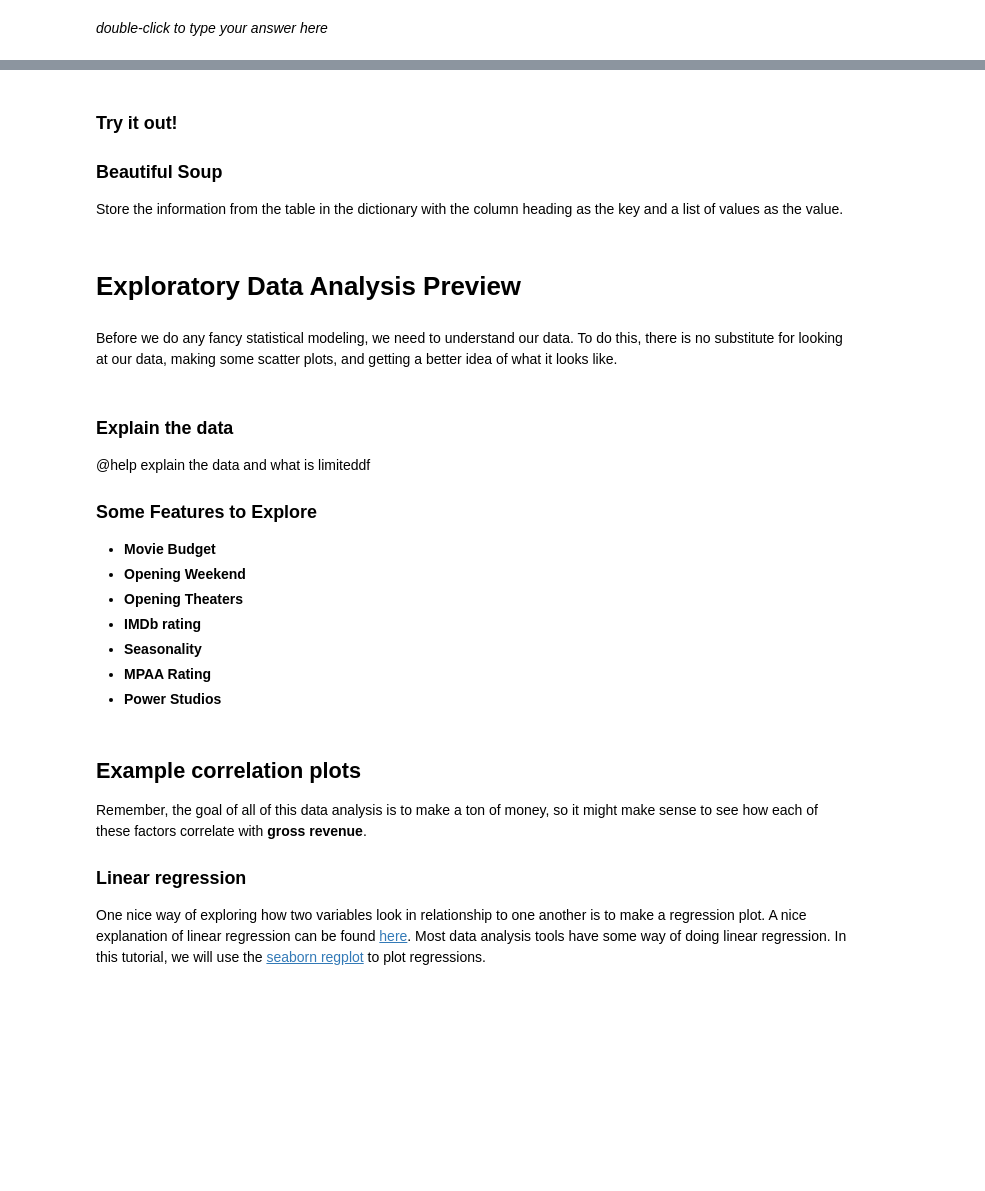
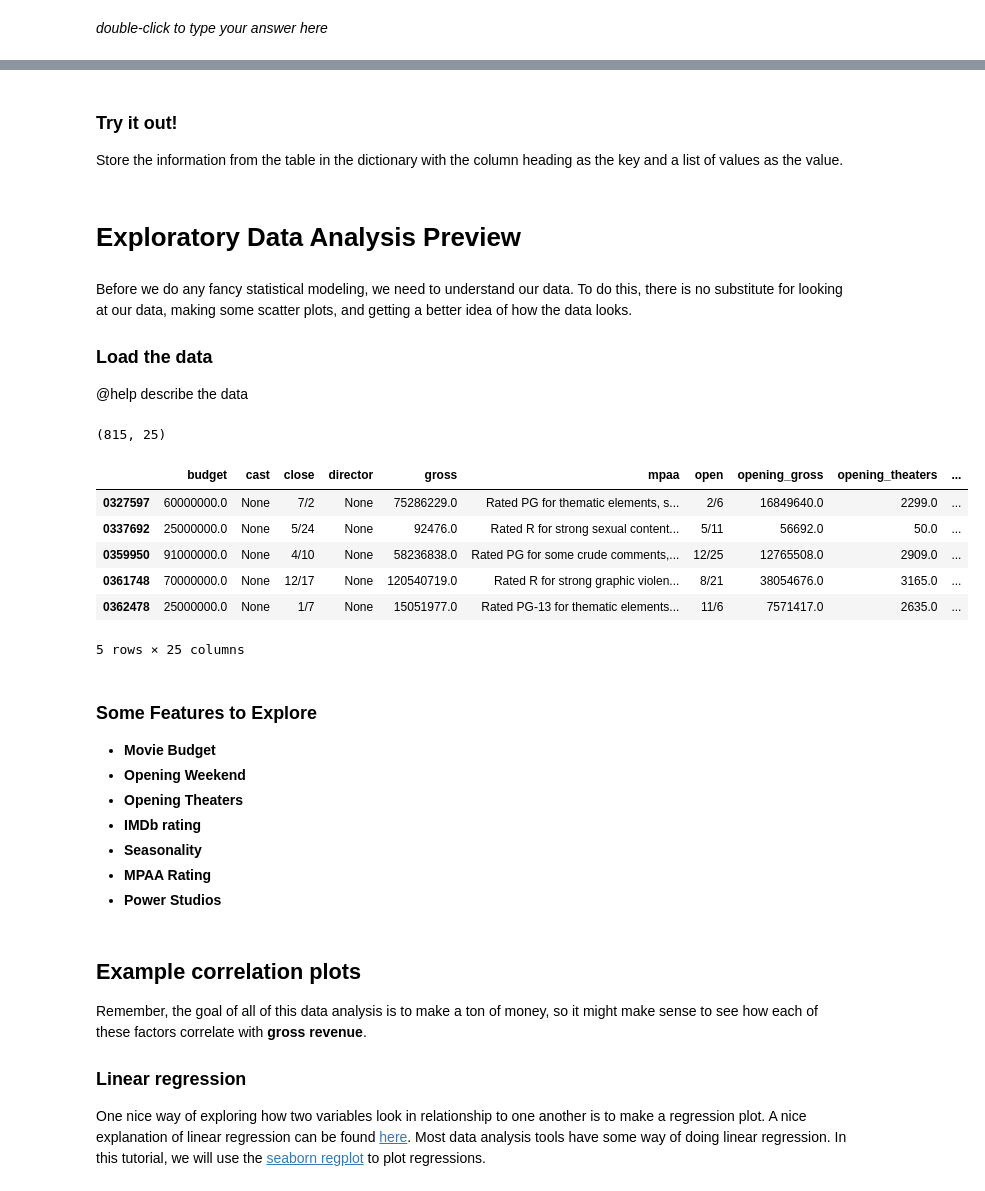
Before and after one commit to dhanus/oscars-tutorial, a Jupyter notebook: Part1-Scraping-Box-Office-Hits.ipynb, the cells around one changed output, grey strips where cells are left out. Saved outputs shown, nothing was run; the diff lists cells and outputs as text; code cells hidden in the pictures; blank space fills up the shorter version.

Commit message:
make sure that the data at the end works

```diff
--- a/Part1-Scraping-Box-Office-Hits.ipynb
+++ b/Part1-Scraping-Box-Office-Hits.ipynb
@@ -191,8 +203,6 @@ for year in years:
 # %% [markdown]
 ### Try it out!
 
-### Beautiful Soup
-
 Store the information from the table in the dictionary with the column heading as the key and a list of values as the value.
 # %%
 # Your answer here
@@ -237,13 +247,25 @@ for year in years:
 # %% [markdown]
 # Exploratory Data Analysis Preview
 # %% [markdown]
-Before we do any fancy statistical modeling, we need to understand our data. To do this, there is no substitute for looking at our data, making some scatter plots, and getting a better idea of what it looks like.
+Before we do any fancy statistical modeling, we need to understand our data. To do this, there is no substitute for looking at our data, making some scatter plots, and getting a better idea of how the data looks.
+
+### Load the data
+
+@help describe the data
+# %%
+df = pickle.load(io.open('df.p', 'rb'))
+print df.shape
+df.head()
+# %% [output]
+(815, 25)
+|  | budget | cast | close | director | gross | mpaa | open | opening_gross | opening_theaters | ... |
+| 0327597 | 60000000.0 | None | 7/2 | None | 75286229.0 | Rated PG for thematic elements, s... | 2/6 | 16849640.0 | 2299.0 | ... |
+| 0337692 | 25000000.0 | None | 5/24 | None | 92476.0 | Rated R for strong sexual content... | 5/11 | 56692.0 | 50.0 | ... |
+| 0359950 | 91000000.0 | None | 4/10 | None | 58236838.0 | Rated PG for some crude comments,... | 12/25 | 12765508.0 | 2909.0 | ... |
+| 0361748 | 70000000.0 | None | 12/17 | None | 120540719.0 | Rated R for strong graphic violen... | 8/21 | 38054676.0 | 3165.0 | ... |
+| 0362478 | 25000000.0 | None | 1/7 | None | 15051977.0 | Rated PG-13 for thematic elements... | 11/6 | 7571417.0 | 2635.0 | ... |
+5 rows × 25 columns
 # %% [markdown]
-### Explain the data
-
-@help explain the data and what is limiteddf
-
-
 ### Some Features to Explore
 
 - **Movie Budget**
```
Also changed, not shown: parts of 19 cells of this notebook, 3 other files.
